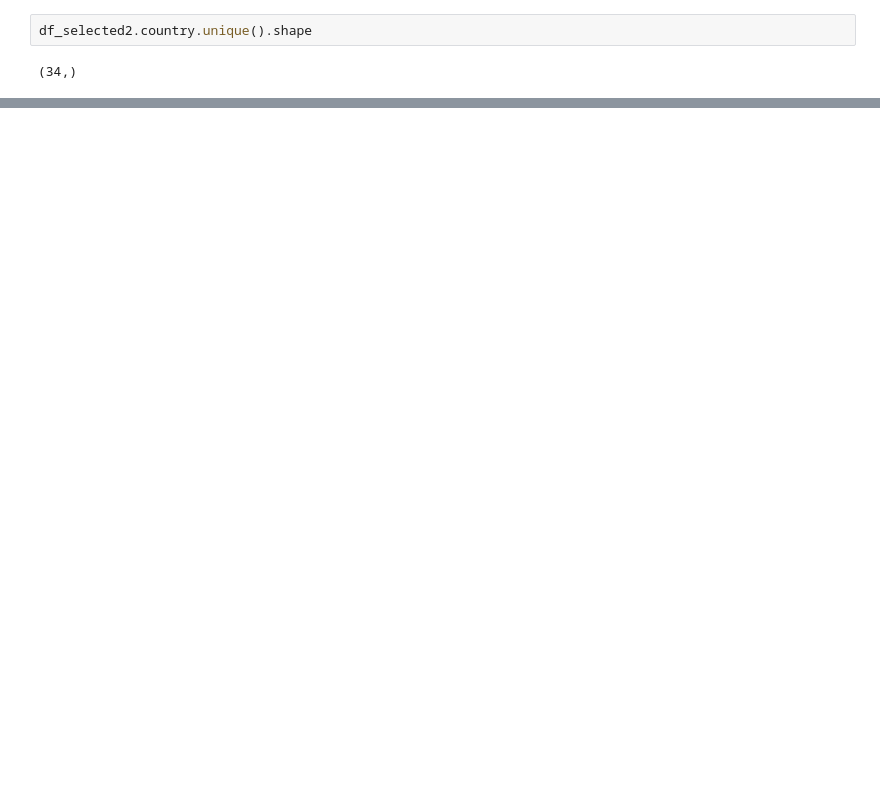
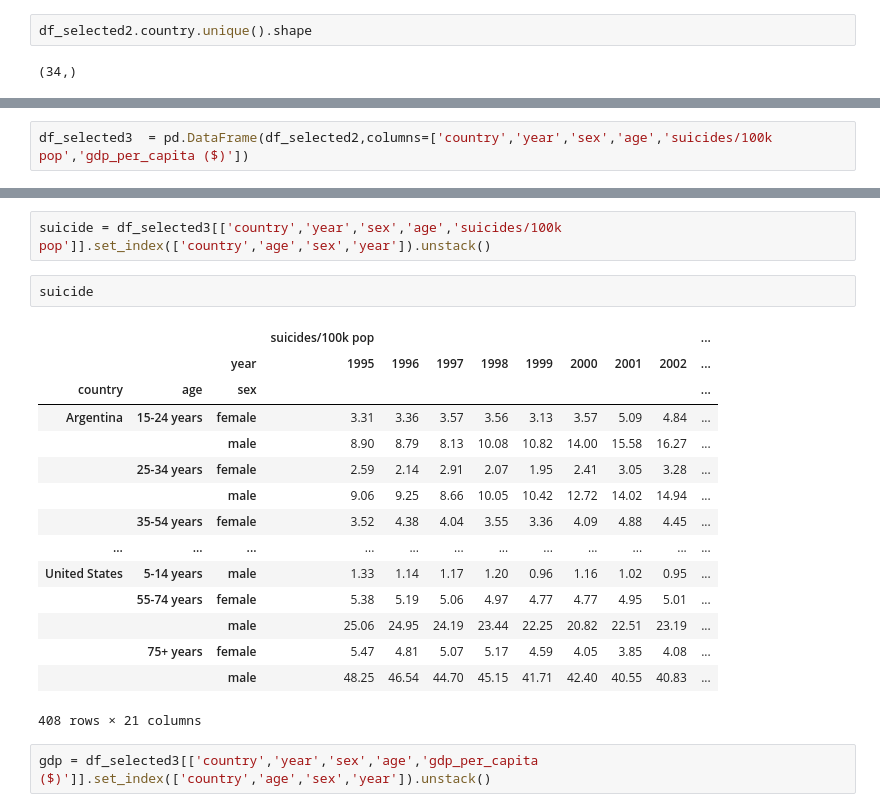
Before and after one commit to whylovegithub/MITA_First_Year, a Jupyter notebook: DAV/hw/hw5/hw5.ipynb, the cells around one changed output, grey strips where cells are left out. Drawn from its saved outputs; the diff is of its cells as text; blank space fills up the shorter version.

```diff
--- a/DAV/hw/hw5/hw5.ipynb
+++ b/DAV/hw/hw5/hw5.ipynb
@@ -175,0 +168,2 @@ df_selected2.to_csv("master_used_to_cluster.csv")
+# %%
+df_selected3  = pd.DataFrame(df_selected2,columns=['country','year','sex','age','suicides/100k pop','gdp_per_capita ($)'])
@@ -175,0 +179,22 @@ df_selected2.to_csv("master_used_to_cluster.csv")
+# %%
+suicide = df_selected3[['country','year','sex','age','suicides/100k pop']].set_index(['country','age','sex','year']).unstack()
+# %%
+suicide
+# %% [output]
+|  |  |  | suicides/100k pop |  |  |  |  |  |  |  | ... |
+|  |  | year | 1995 | 1996 | 1997 | 1998 | 1999 | 2000 | 2001 | 2002 | ... |
+| country | age | sex |  |  |  |  |  |  |  |  | ... |
+| Argentina | 15-24 years | female | 3.31 | 3.36 | 3.57 | 3.56 | 3.13 | 3.57 | 5.09 | 4.84 | ... |
+|  |  | male | 8.90 | 8.79 | 8.13 | 10.08 | 10.82 | 14.00 | 15.58 | 16.27 | ... |
+|  | 25-34 years | female | 2.59 | 2.14 | 2.91 | 2.07 | 1.95 | 2.41 | 3.05 | 3.28 | ... |
+|  |  | male | 9.06 | 9.25 | 8.66 | 10.05 | 10.42 | 12.72 | 14.02 | 14.94 | ... |
+|  | 35-54 years | female | 3.52 | 4.38 | 4.04 | 3.55 | 3.36 | 4.09 | 4.88 | 4.45 | ... |
+| ... | ... | ... | ... | ... | ... | ... | ... | ... | ... | ... | ... |
+| United States | 5-14 years | male | 1.33 | 1.14 | 1.17 | 1.20 | 0.96 | 1.16 | 1.02 | 0.95 | ... |
+|  | 55-74 years | female | 5.38 | 5.19 | 5.06 | 4.97 | 4.77 | 4.77 | 4.95 | 5.01 | ... |
+|  |  | male | 25.06 | 24.95 | 24.19 | 23.44 | 22.25 | 20.82 | 22.51 | 23.19 | ... |
+|  | 75+ years | female | 5.47 | 4.81 | 5.07 | 5.17 | 4.59 | 4.05 | 3.85 | 4.08 | ... |
+|  |  | male | 48.25 | 46.54 | 44.70 | 45.15 | 41.71 | 42.40 | 40.55 | 40.83 | ... |
+408 rows × 21 columns
+# %%
+gdp = df_selected3[['country','year','sex','age','gdp_per_capita ($)']].set_index(['country','age','sex','year']).unstack()
```
Also changed, not shown: parts of 33 cells of this notebook, 28 other files.
